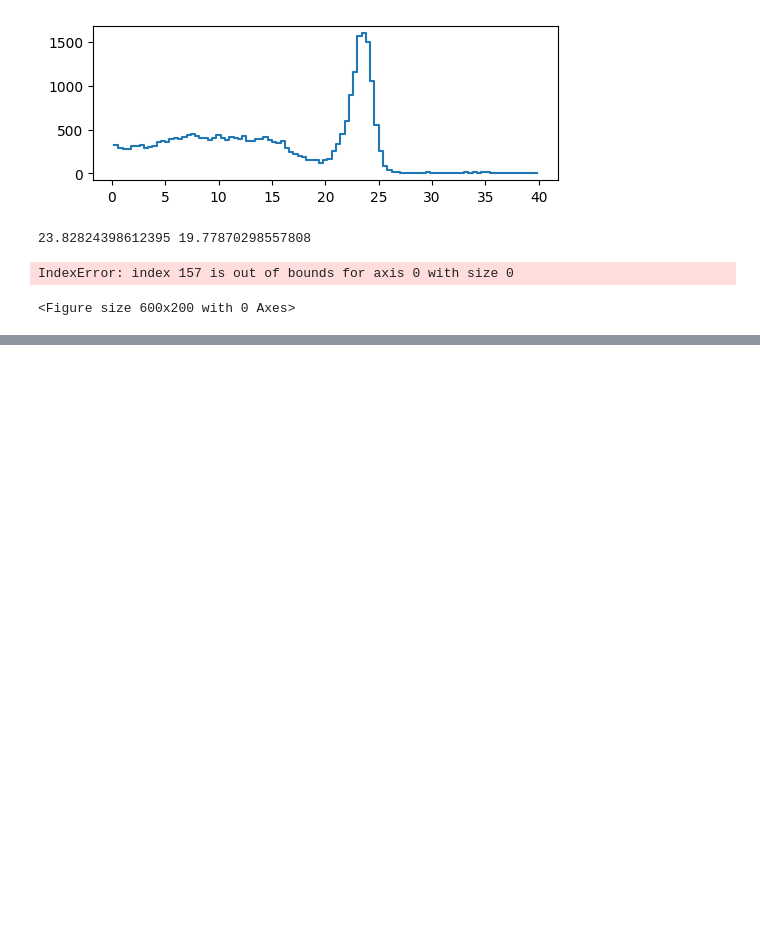
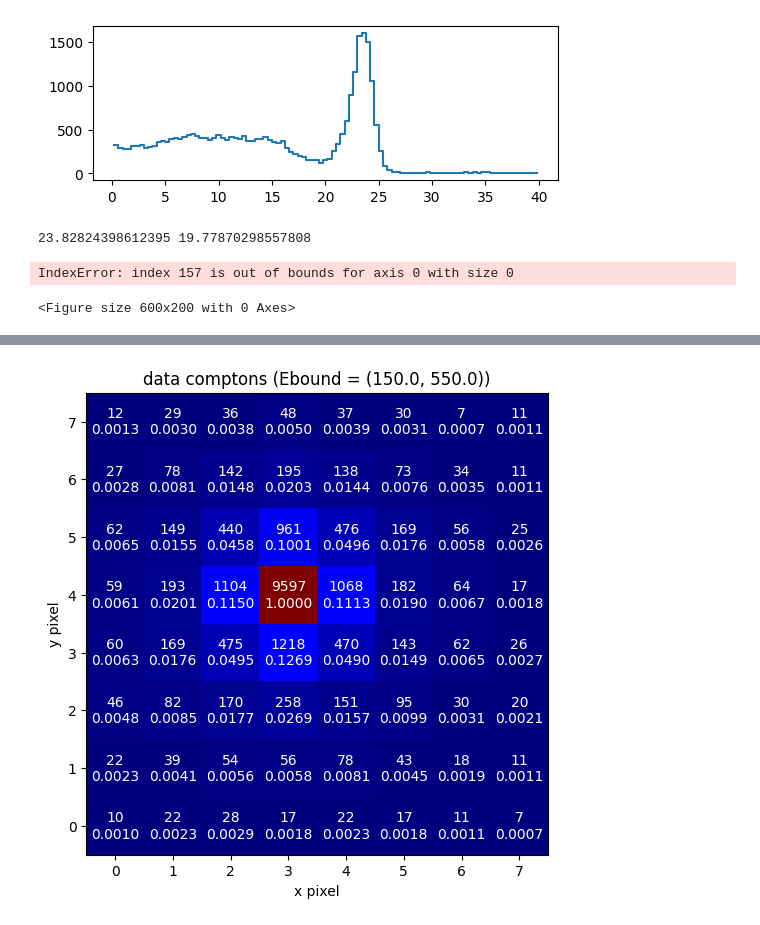
Before and after one commit to chenkale/TPPTComptonReconstruction, a Jupyter notebook: singlesanalysis.ipynb, the cells around one changed output, grey strips where cells are left out. Saved outputs shown, nothing was run; the diff lists cells and outputs as text; code cells hidden in the pictures; blank space fills up the shorter version.

```diff
--- a/singlesanalysis.ipynb
+++ b/singlesanalysis.ipynb
@@ -393,0 +409,46 @@ lookat += 1
+# %%
+heatmap = np.zeros(64)
+allenergies = []
+for i in tqdm(range(0, len(data), 10000000)):
+    chunk = np.array(data[i:i+10000000])
+    chunk = chunk[chunk['id'] > 127]
+    chunk = chunk[chunk['id'] < 192]
+    chunk['id'] = chunk['id'] % 64
+    chunk['energy'] = energycal.convertenergy(chunk['energy'], escalars[chunk['id']])
+    chunk = chunk[chunk['energy'] > 150.0]
+    chunk = chunk[chunk['energy'] < 550.0]
+    lasttime = chunk[0]['time']
+    startindex, endindex = 0, 0
+    neventsthisgroup = 0
+    for i in range(len(chunk)):
+        if chunk[i]['time'] - lasttime > 10000:
+            if neventsthisgroup == 2:
+                heatmap[np.unique(chunk[startindex:endindex]['id'])] += 1
+            startindex = endindex
+            lasttime = chunk[i]['time']
+            neventsthisgroup = 0
+        endindex += 1
+        neventsthisgroup += 1
+# %%
+plt.figure(figsize=(6, 6))
+heatmap = heatmap.reshape(8, 8)
+heatmapindexed = np.zeros((8, 8))
+photopeaksindexed = np.zeros((8, 8))
+for i in range(8):
+    for j in range(8):
+        x, y = indices[i * 8 + j][0], indices[i * 8 + j][1]
+        heatmapindexed[x, y] = heatmap[i, j]
+        photopeaksindexed[x, y] = photopeaks[i * 8 + j]
+heatmapindexed = heatmapindexed[::-1, ::1]
+plt.imshow(heatmapindexed, cmap='jet', origin='lower')
+for i in range(8):
+    for j in range(8):
+        #text = f'{int(heatmapindexed[i, j])}\n{heatmapindexed[i, j] / np.max(heatmapindexed):.4f}\n{photopeaksindexed[i, j]:.2f}'
+        text = f'{int(heatmapindexed[i, j])}\n{heatmapindexed[i, j] / np.max(heatmapindexed):.4f}'
+        plt.text(j, i, text, ha='center', va='center', color='white')
+plt.xlabel('x pixel')
+plt.ylabel('y pixel')
+plt.title('data comptons (Ebound = (150.0, 550.0))')
+plt.show()
+# %% [output]
+[figure, added]
```
Also changed, not shown: parts of 3 cells of this notebook, 1 other file.
